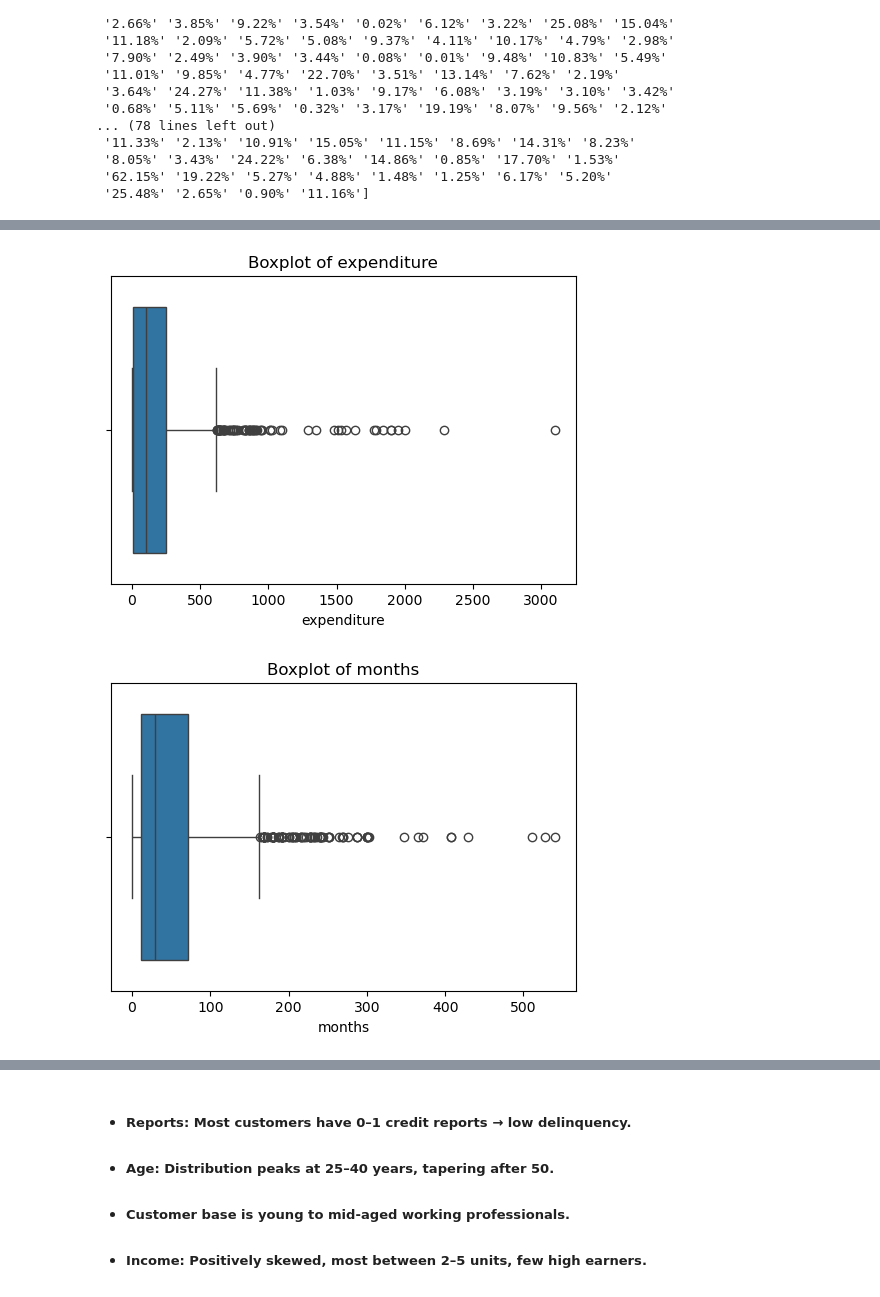
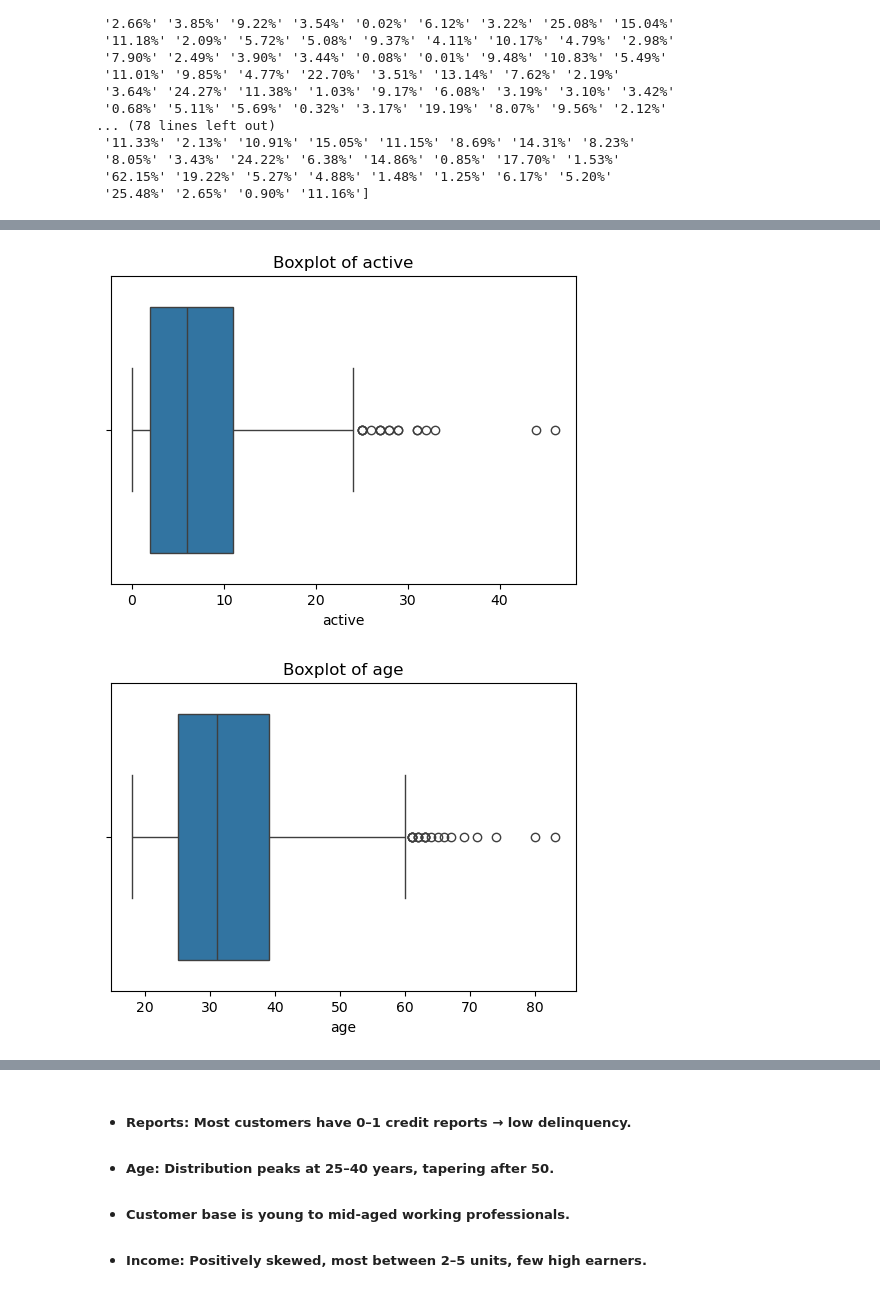
Before and after one commit to ulaganathan718-sketch/python-reinforcement-project-using-credit-card-dataset, a Jupyter notebook: Reinforcement project python .ipynb, the cells around one changed output, grey strips where cells are left out. Cells and saved outputs as stored; diff of their text form; code cells hidden in the pictures.

```diff
--- a/Reinforcement project python .ipynb
+++ b/Reinforcement project python .ipynb
@@ -237,4 +210,0 @@ array([ 4.52  ,  2.42  ,  4.5   ,  2.54  ,  9.7867,  2.5   ,  3.96  ,
-# %%
-credit_card['income'] = credit_card['income'].round(2)
-print(credit_card['income'].map(lambda x: f"{x:.2f}"))
-print(credit_card['income'].unique())
@@ -293,3 +245,6 @@ print(credit_card['age'].unique())
  74 55 64 59 58 80 67 69]
 # %%
 credit_card['age'] = credit_card['age'].replace(0, 33)
+credit_card['income']=credit_card['income'].astype(int)
+credit_card['income'] = credit_card['income'] * 1000
+credit_card.head(10)
@@ -384,14 +345,14 @@ plt.show()
 # %%
 plt.figure(figsize = (6,4))
-sns.boxplot(x=credit_card['expenditure'])
-plt.title("Boxplot of expenditure")
+sns.boxplot(x=credit_card['active'])
+plt.title("Boxplot of active")
 plt.show()
 # %% [output]
-[figure, old version]
+[figure, new version]
 # %%
 plt.figure(figsize = (6,4))
-sns.boxplot(x=credit_card['months'])
-plt.title("Boxplot of months")
+sns.boxplot(x=credit_card['age'])
+plt.title("Boxplot of age")
 plt.show()
 # %% [output]
-[figure, old version]
+[figure, new version]
```
Also changed, not shown: parts of 35 cells of this notebook.
